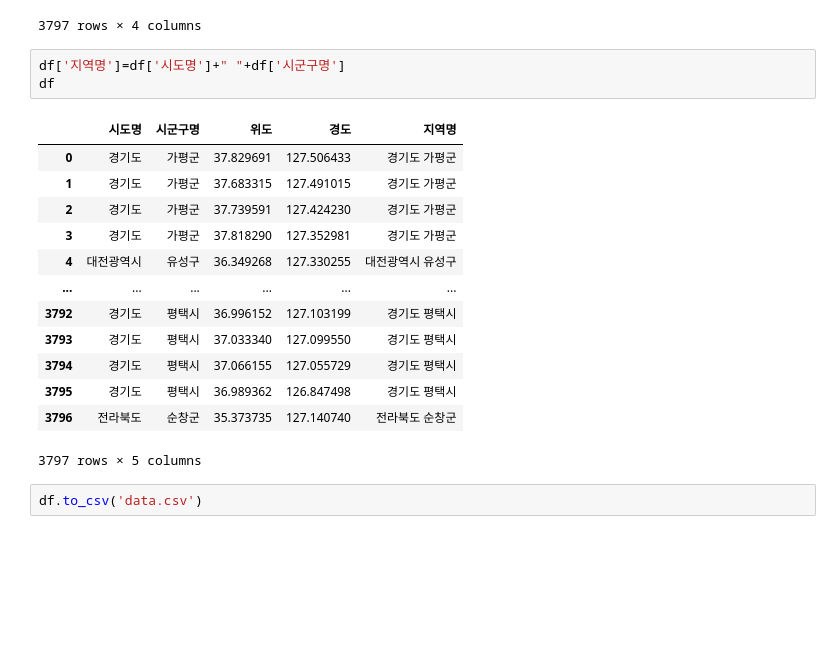
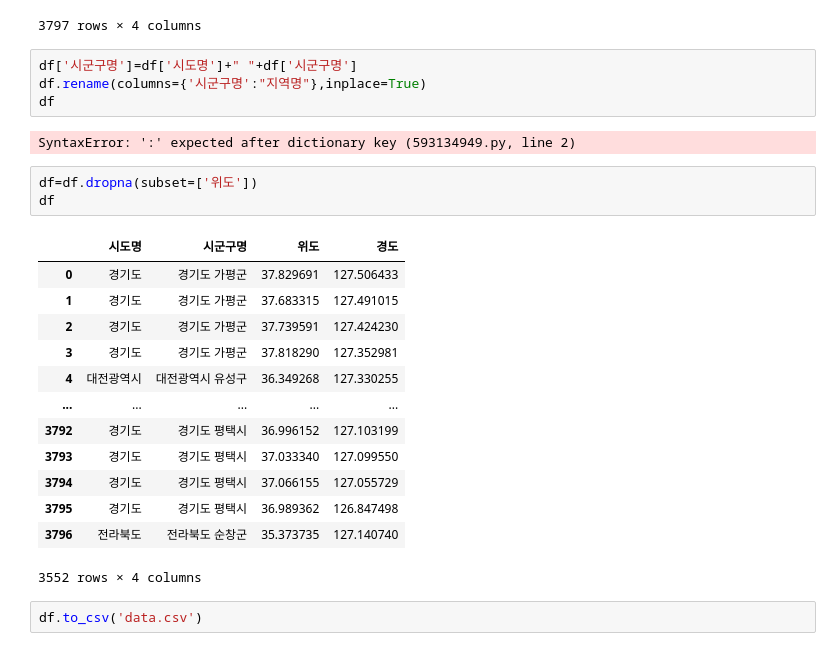
Before and after one commit to anyoungjin20040106/localData, a Jupyter notebook: dataset.ipynb, the cells around one changed output. Cells and saved outputs as stored; diff of their text form; blank space fills up the shorter version.

```diff
--- a/dataset.ipynb
+++ b/dataset.ipynb
@@ -19,21 +22,27 @@ df
 | 3796 | 전라북도 | 순창군 | 35.373735 | 127.140740 |
 3797 rows × 4 columns
 # %%
-df['지역명']=df['시도명']+" "+df['시군구명']
+df['시군구명']=df['시도명']+" "+df['시군구명']
+df.rename(columns={'시군구명':"지역명"},inplace=True)
 df
 # %% [output]
-|  | 시도명 | 시군구명 | 위도 | 경도 | 지역명 |
-| 0 | 경기도 | 가평군 | 37.829691 | 127.506433 | 경기도 가평군 |
-| 1 | 경기도 | 가평군 | 37.683315 | 127.491015 | 경기도 가평군 |
-| 2 | 경기도 | 가평군 | 37.739591 | 127.424230 | 경기도 가평군 |
-| 3 | 경기도 | 가평군 | 37.818290 | 127.352981 | 경기도 가평군 |
-| 4 | 대전광역시 | 유성구 | 36.349268 | 127.330255 | 대전광역시 유성구 |
-| ... | ... | ... | ... | ... | ... |
-| 3792 | 경기도 | 평택시 | 36.996152 | 127.103199 | 경기도 평택시 |
-| 3793 | 경기도 | 평택시 | 37.033340 | 127.099550 | 경기도 평택시 |
-| 3794 | 경기도 | 평택시 | 37.066155 | 127.055729 | 경기도 평택시 |
-| 3795 | 경기도 | 평택시 | 36.989362 | 126.847498 | 경기도 평택시 |
-| 3796 | 전라북도 | 순창군 | 35.373735 | 127.140740 | 전라북도 순창군 |
-3797 rows × 5 columns
+SyntaxError: ':' expected after dictionary key (593134949.py, line 2)
+# %%
+df=df.dropna(subset=['위도'])
+df
+# %% [output]
+|  | 시도명 | 시군구명 | 위도 | 경도 |
+| 0 | 경기도 | 경기도 가평군 | 37.829691 | 127.506433 |
+| 1 | 경기도 | 경기도 가평군 | 37.683315 | 127.491015 |
+| 2 | 경기도 | 경기도 가평군 | 37.739591 | 127.424230 |
+| 3 | 경기도 | 경기도 가평군 | 37.818290 | 127.352981 |
+| 4 | 대전광역시 | 대전광역시 유성구 | 36.349268 | 127.330255 |
+| ... | ... | ... | ... | ... |
+| 3792 | 경기도 | 경기도 평택시 | 36.996152 | 127.103199 |
+| 3793 | 경기도 | 경기도 평택시 | 37.033340 | 127.099550 |
+| 3794 | 경기도 | 경기도 평택시 | 37.066155 | 127.055729 |
+| 3795 | 경기도 | 경기도 평택시 | 36.989362 | 126.847498 |
+| 3796 | 전라북도 | 전라북도 순창군 | 35.373735 | 127.140740 |
+3552 rows × 4 columns
 # %%
 df.to_csv('data.csv')
```
Also changed, not shown: parts of 3 cells of this notebook, 1 other file.
